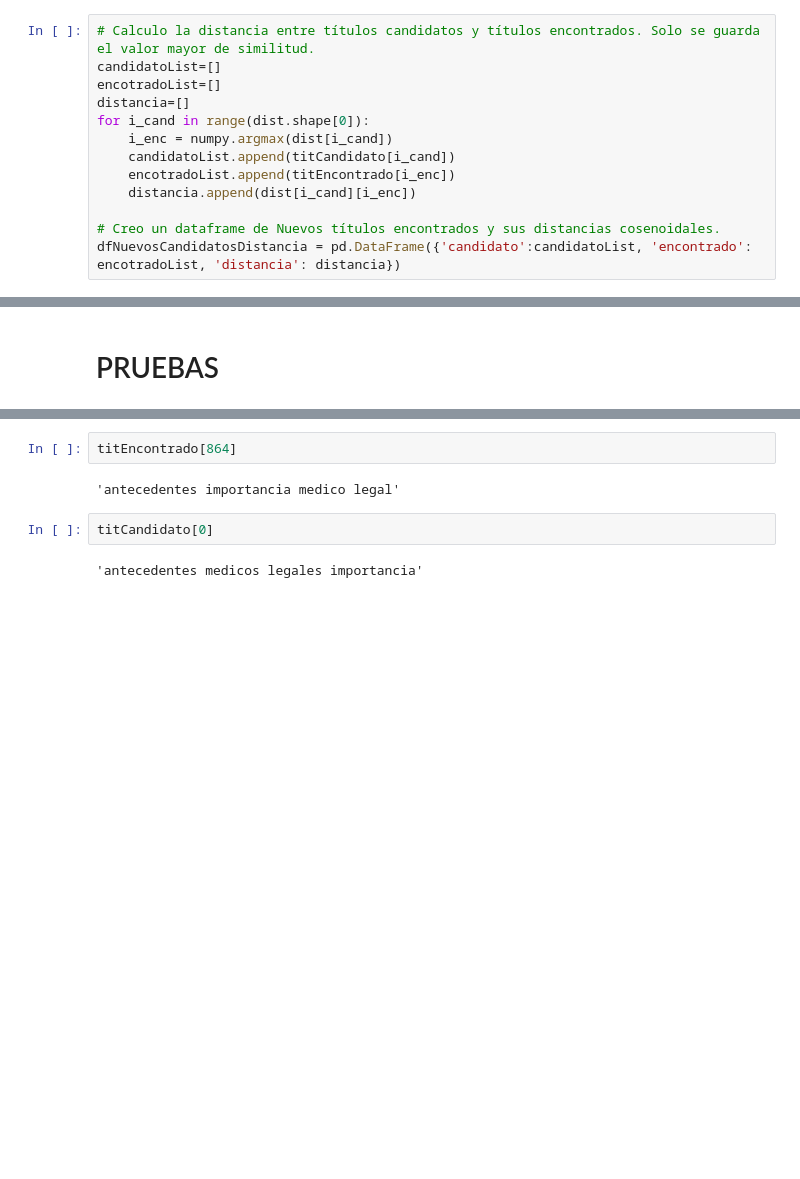
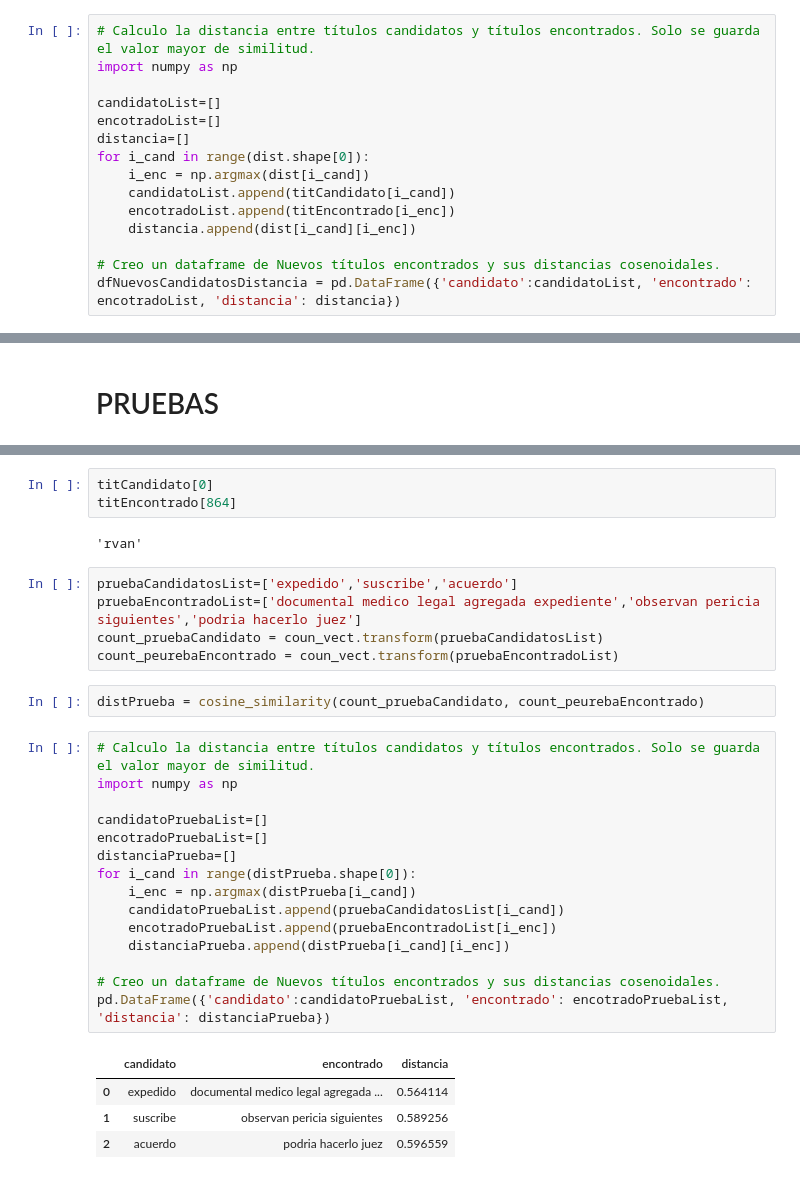
Before and after one commit to gaston411/Mi-Proyecto, a Jupyter notebook: tf-idf-prueba.ipynb, the cells around one changed output, grey strips where cells are left out. Cells and saved outputs as stored; diff of their text form; blank space fills up the shorter version.

```diff
--- a/tf-idf-prueba.ipynb
+++ b/tf-idf-prueba.ipynb
@@ -157,11 +158,13 @@ dist.shape
 ## DISTANCIA COSENOIDAL
 # %%
 # Calculo la distancia entre títulos candidatos y títulos encontrados. Solo se guarda el valor mayor de similitud.
+import numpy as np
+
 candidatoList=[]
 encotradoList=[]
 distancia=[]
 for i_cand in range(dist.shape[0]):
-    i_enc = numpy.argmax(dist[i_cand])
+    i_enc = np.argmax(dist[i_cand])
     candidatoList.append(titCandidato[i_cand])
     encotradoList.append(titEncontrado[i_enc])
     distancia.append(dist[i_cand][i_enc])
@@ -242,8 +276,32 @@ dist[0][864]
-# %%
-titEncontrado[864]
-# %% [output]
-'antecedentes importancia medico legal'
 # %%
 titCandidato[0]
+titEncontrado[864]
 # %% [output]
-'antecedentes medicos legales importancia'
+'rvan'
+# %%
+pruebaCandidatosList=['expedido','suscribe','acuerdo']
+pruebaEncontradoList=['documental medico legal agregada expediente','observan pericia siguientes','podria hacerlo juez']
+count_pruebaCandidato = coun_vect.transform(pruebaCandidatosList)
+count_peurebaEncontrado = coun_vect.transform(pruebaEncontradoList)
+# %%
+distPrueba = cosine_similarity(count_pruebaCandidato, count_peurebaEncontrado)
+# %%
+# Calculo la distancia entre títulos candidatos y títulos encontrados. Solo se guarda el valor mayor de similitud.
+import numpy as np
+
+candidatoPruebaList=[]
+encotradoPruebaList=[]
+distanciaPrueba=[]
+for i_cand in range(distPrueba.shape[0]):
+    i_enc = np.argmax(distPrueba[i_cand])
+    candidatoPruebaList.append(pruebaCandidatosList[i_cand])
+    encotradoPruebaList.append(pruebaEncontradoList[i_enc])
+    distanciaPrueba.append(distPrueba[i_cand][i_enc])
+
+# Creo un dataframe de Nuevos títulos encontrados y sus distancias cosenoidales.
+pd.DataFrame({'candidato':candidatoPruebaList, 'encontrado': encotradoPruebaList, 'distancia': distanciaPrueba})
+# %% [output]
+|  | candidato | encontrado | distancia |
+| 0 | expedido | documental medico legal agregada ... | 0.564114 |
+| 1 | suscribe | observan pericia siguientes | 0.589256 |
+| 2 | acuerdo | podria hacerlo juez | 0.596559 |
```
Also changed, not shown: parts of 15 cells of this notebook, 5 other files.
